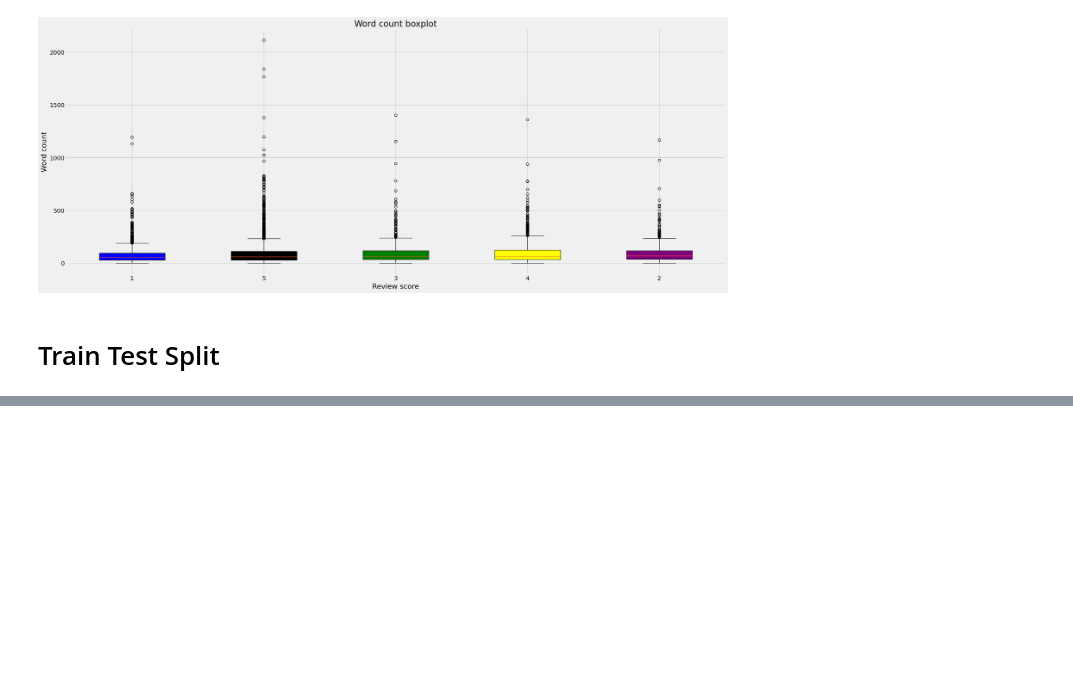
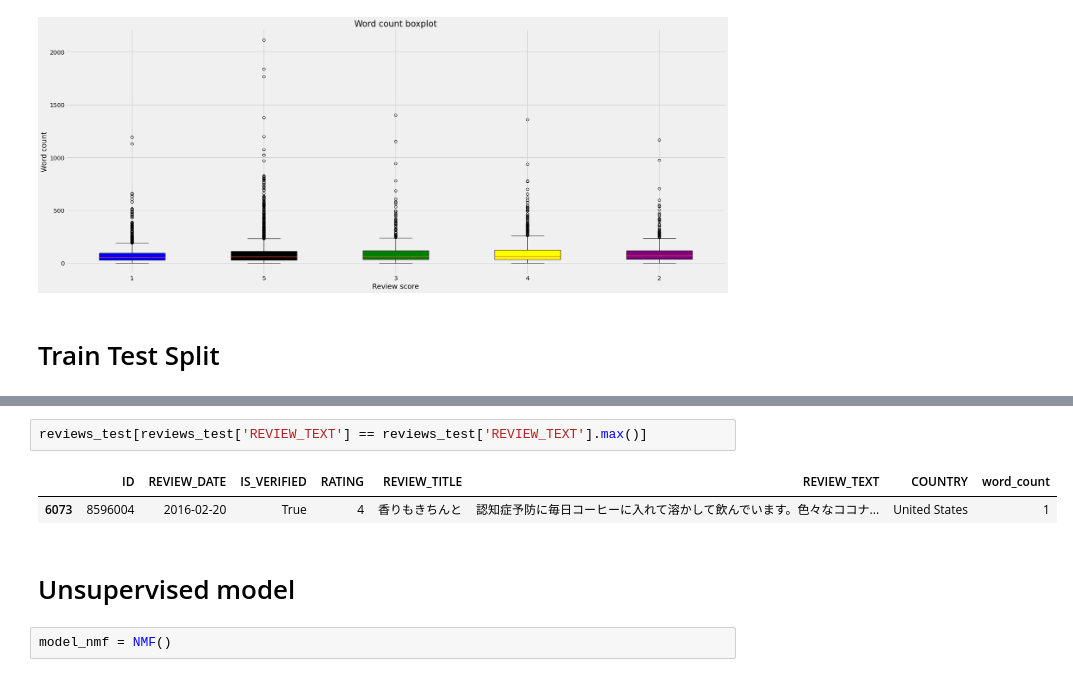
Before and after one commit to cmannnn/customer_reviews, a Jupyter notebook: main.ipynb, the cells around one changed output, grey strips where cells are left out. Cells and saved outputs as stored; diff of their text form; blank space fills up the shorter version.

```diff
--- a/main.ipynb
+++ b/main.ipynb
@@ -226,0 +310,9 @@ len(reviews_test)
+# %%
+reviews_test[reviews_test['REVIEW_TEXT'] == reviews_test['REVIEW_TEXT'].max()]
+# %% [output]
+|  | ID | REVIEW_DATE | IS_VERIFIED | RATING | REVIEW_TITLE | REVIEW_TEXT | COUNTRY | word_count |
+| 6073 | 8596004 | 2016-02-20 | True | 4 | 香りもきちんと | 認知症予防に毎日コーヒーに入れて溶かして飲んでいます。色々なココナ... | United States | 1 |
+# %% [markdown]
+# Unsupervised model
+# %%
+model_nmf = NMF()
```
Also changed, not shown: parts of 23 cells of this notebook.
